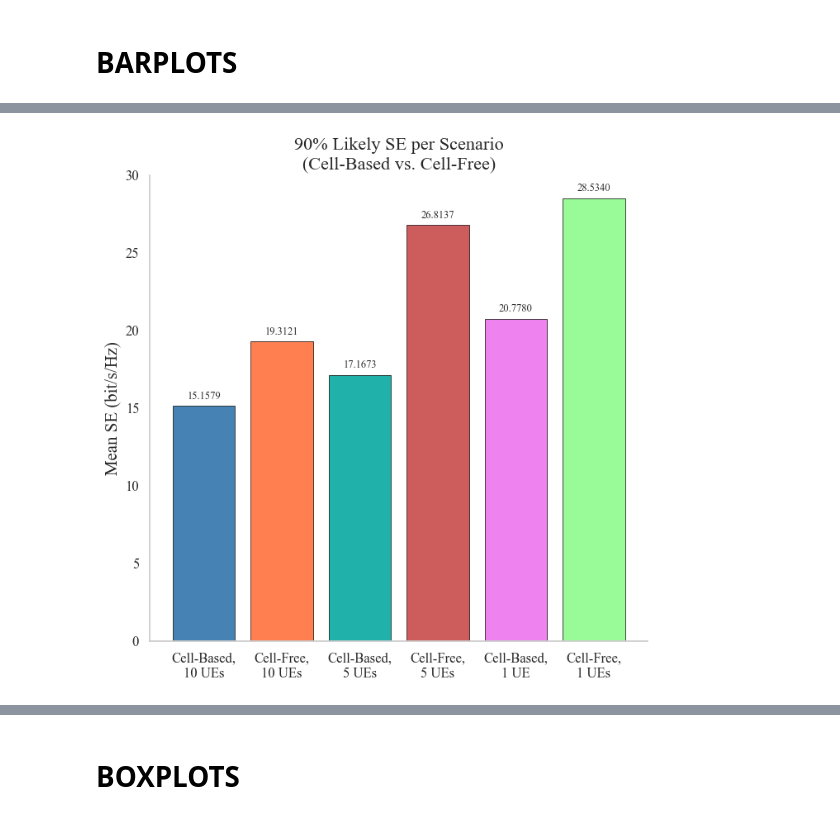
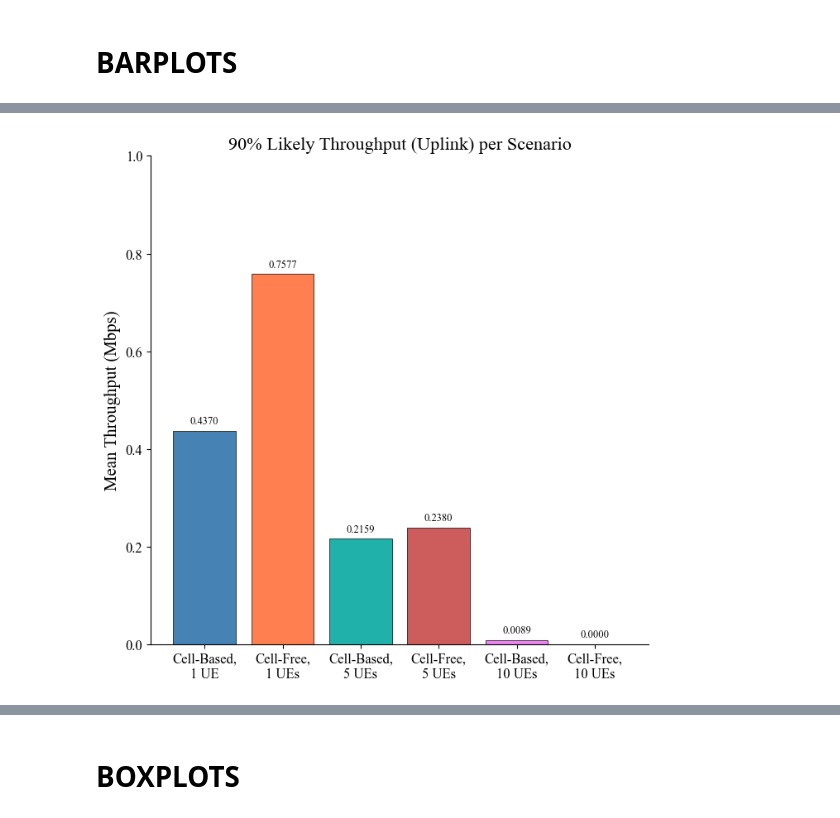
Before and after one commit to Surpr1se0/OAI-tests, a Jupyter notebook: mac-throughput-latency/scripts/final.ipynb, the cells around one changed output, grey strips where cells are left out. Saved outputs shown, nothing was run; the diff lists cells and outputs as text; code cells hidden in the pictures.

```diff
--- a/mac-throughput-latency/scripts/final.ipynb
+++ b/mac-throughput-latency/scripts/final.ipynb
@@ -83,7 +97,7 @@ Name: Mean_UL_SE_bit_per_s_Hz, dtype: float64
 # %%
 df_cb_5 = pd.read_csv(cb_5x)
-df_cf_5_aggr = pd.read_csv(cf_5x_aggr)
+df_cf_5 = pd.read_csv(cf_5x)
 
-print(df_cb_5["Mean_UL_SE_bit_per_s_Hz"].describe())
-print(df_cf_5_aggr["Mean_UL_SE_bit_per_s_Hz"].describe())
+print(df_cb_5["Mean_Throughput"].describe())
+print(df_cf_5["Mean_Throughput"].describe())
 # %% [output]
@@ -108,7 +122,7 @@ Name: Mean_UL_SE_bit_per_s_Hz, dtype: float64
 # %%
 df_cb_10 = pd.read_csv(cb_10x)
-df_cf_10_aggr = pd.read_csv(cf_10x_aggr)
+df_cf_10 = pd.read_csv(cf_10x)
 
-print(df_cb_10["Mean_UL_SE_bit_per_s_Hz"].describe())
-print(df_cf_10_aggr["Mean_UL_SE_bit_per_s_Hz"].describe())
+print(df_cb_10["Mean_Throughput"].describe())
+print(df_cf_10["Mean_Throughput"].describe())
 # %% [output]
@@ -516,64 +221,60 @@ plt.show()
 # %%
+p10_cf_1_aggr = df_cf_1['Mean_Throughput'].quantile(0.10)
+p10_cf_5_aggr = df_cf_5['Mean_Throughput'].quantile(0.10)
+p10_cf_10_aggr = df_cf_10['Mean_Throughput'].quantile(0.10)
+p10_cb_1 = df_cb_1['Mean_Throughput'].quantile(0.10)
+p10_cb_5 = df_cb_5['Mean_Throughput'].quantile(0.10)
+p10_cb_10 = df_cb_10['Mean_Throughput'].quantile(0.10)
 
-
-# quantis
-p10_cf_1_aggr = df_cf_1_aggr['Mean_UL_SE_bit_per_s_Hz'].quantile(0.10)
-p10_cf_5_aggr = df_cf_5_aggr['Mean_UL_SE_bit_per_s_Hz'].quantile(0.10)
-p10_cf_10_aggr = df_cf_10_aggr['Mean_UL_SE_bit_per_s_Hz'].quantile(0.10)
-p10_cb_1 = df_cb_1['Mean_UL_SE_bit_per_s_Hz'].quantile(0.10)
-p10_cb_5 = df_cb_5['Mean_UL_SE_bit_per_s_Hz'].quantile(0.10)
-p10_cb_10 = df_cb_10['Mean_UL_SE_bit_per_s_Hz'].quantile(0.10)
-
-# Lista de valores
 mean_values = [
+    p10_cb_1,
+    p10_cf_1_aggr,
+    p10_cb_5,
+    p10_cf_5_aggr,
     p10_cb_10,
     p10_cf_10_aggr,
-    p10_cb_5,
-    p10_cf_5_aggr,
-    p10_cb_1,
-    p10_cf_1_aggr
+
 ]
 
 labels = [
+    "Cell-Based,\n1 UE",
+    "Cell-Free,\n1 UEs",
+    "Cell-Based,\n5 UEs",
+    "Cell-Free,\n5 UEs",
     "Cell-Based,\n10 UEs",
     "Cell-Free,\n10 UEs",
-    "Cell-Based,\n5 UEs",
-    "Cell-Free,\n5 UEs",
-    "Cell-Based,\n1 UE",
-    "Cell-Free,\n1 UEs",
 ]
 
 colors = ["steelblue",
           "coral",
           "lightseagreen",
           "indianred",
           "violet",
           "palegreen",
 ]
 
 plt.figure(figsize=(7, 7))
 bars = plt.bar(labels, mean_values, color=colors, capsize=5,
                edgecolor="black", linewidth=0.5)
-plt.title("90% Likely SE per Scenario\n(Cell-Based vs. Cell-Free)")
-plt.ylabel("Mean SE (bit/s/Hz)")
-plt.ylim(0, 30)
+plt.title("90% Likely Throughput (Uplink) per Scenario")
+plt.ylabel("Mean Throughput (Mbps)")
+plt.ylim(0, 1)
 ax = plt.gca()
 ax.spines['top'].set_visible(False)
 ax.spines['right'].set_visible(False)
 plt.grid(axis='y')
 plt.grid(False)
 
-# Medium values on top of the bars
 for i, bar in enumerate(bars):
     yval = bar.get_height()
-    plt.text(bar.get_x() + bar.get_width()/2, yval + 0.3,
+    plt.text(bar.get_x() + bar.get_width()/2, yval + 0.01,
              f"{mean_values[i]:.4f}", ha='center', va='bottom', fontsize=9)
 
 plt.tight_layout()
-plt.savefig("figs/mean_se_90_uplink_cb_cf_aggr.pdf", dpi=300, bbox_inches="tight")
+plt.savefig("figs/mean_throughput_90_uplink_cb_cf_aggr.pdf", dpi=300, bbox_inches="tight")
 plt.show()
 # %% [output]
-[figure, old version]
+[figure, new version]
 # %%
 data = {
     "Nº de UEs": [1, 1, 5, 5, 10, 10],
```
Also changed, not shown: parts of 22 cells of this notebook.
